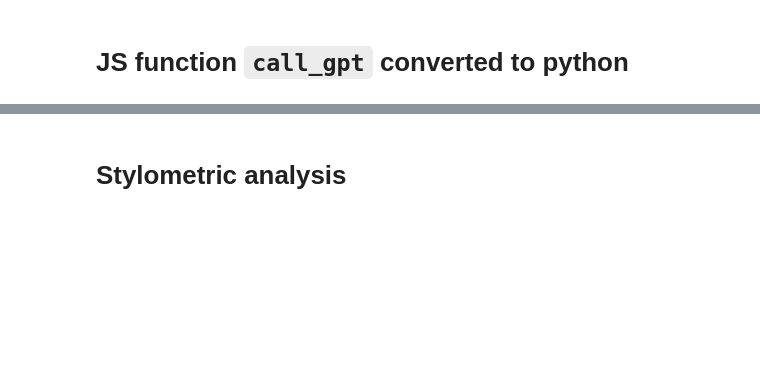
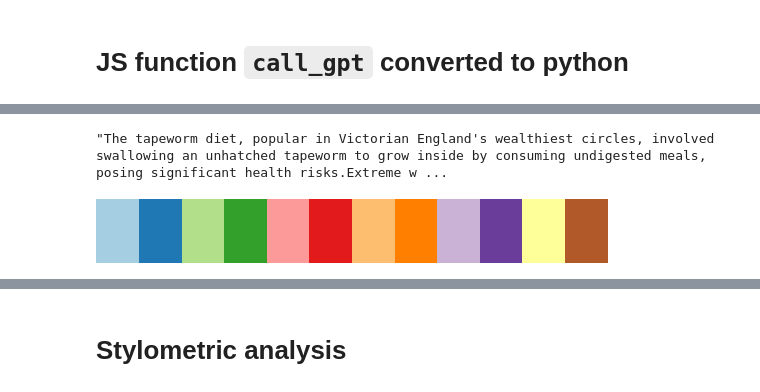
Before and after one commit to Abdus-Samee/NoTeeline, a Jupyter notebook: DataAnalysis/charts.ipynb, the cells around one changed output, grey strips where cells are left out. Saved outputs shown, nothing was run; the diff lists cells and outputs as text; code cells hidden in the pictures; blank space fills up the shorter version.

```diff
--- a/DataAnalysis/charts.ipynb
+++ b/DataAnalysis/charts.ipynb
@@ -1172,0 +1347,9 @@ async def call_gpt(points, transcription):
+# %%
+note11 = ''.join(r['expansion'] for r in res)
+note11
+# %% [output]
+"The tapeworm diet, popular in Victorian England's wealthiest circles, involved swallowing an unhatched tapeworm to grow inside by consuming undigested meals, posing significant health risks.Extreme w ...
+# %%
+chosen_cmap
+# %% [output]
+[figure, added]
```
Also changed, not shown: parts of 25 cells of this notebook, 3 other files.
